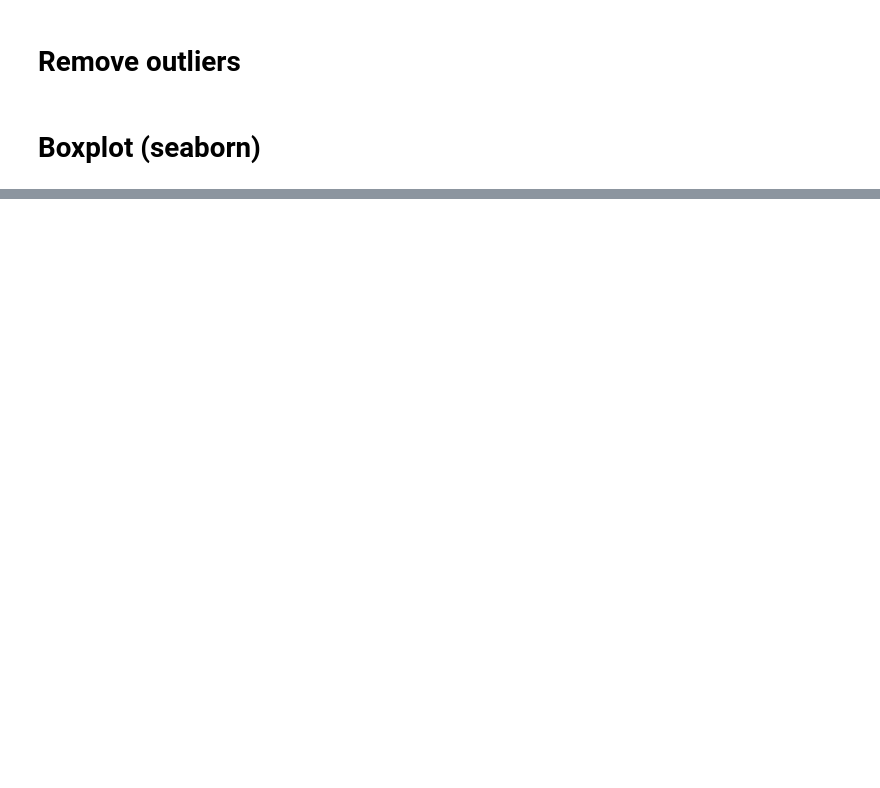
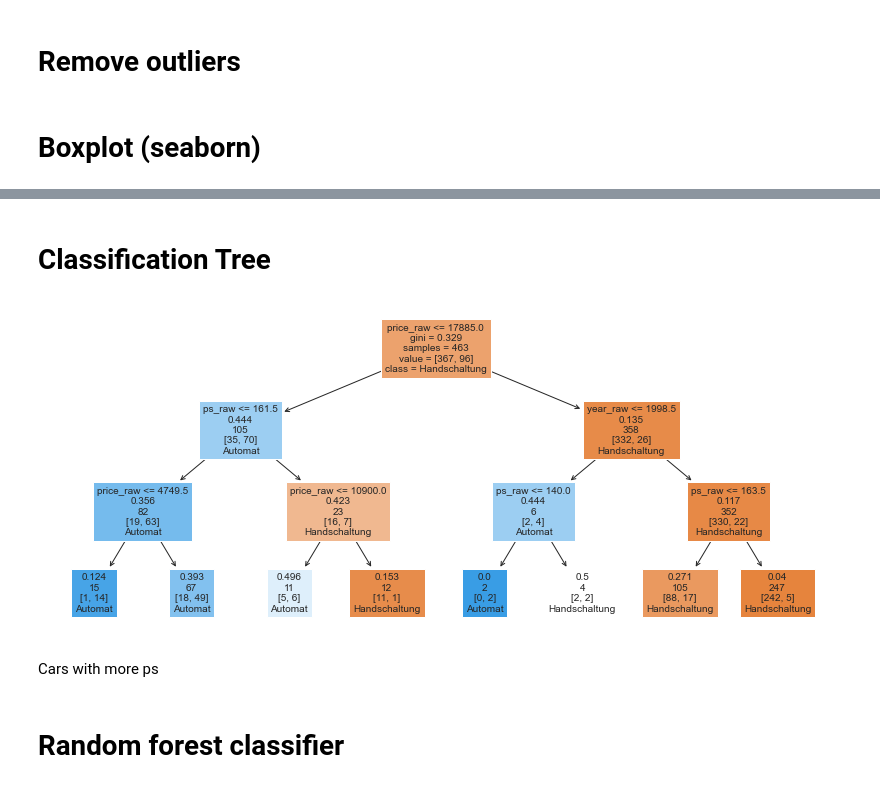
Before and after one commit to AleCecc/DA-SemesterProjekt, a Jupyter notebook: DA-Semesterprojekt.ipynb, the cells around one changed output, grey strips where cells are left out. Cells and saved outputs as stored; diff of their text form; code cells hidden in the pictures; blank space fills up the shorter version.

```diff
--- a/DA-Semesterprojekt.ipynb
+++ b/DA-Semesterprojekt.ipynb
@@ -277,0 +326,4 @@ sns.boxplot(x=df_filtered['price_raw'], color="greenyellow")
+# %%
+df_fuel=df[df["fuel_raw"].str.contains("Hybrid")==False]
+Fuel= pd.get_dummies(df_fuel['fuel_raw'], drop_first=False)
+Fuel[['Benzin', 'Diesel']].head()
@@ -277,0 +337,6 @@ sns.boxplot(x=df_filtered['price_raw'], color="greenyellow")
+# %%
+df_model['fuel_raw']=Fuel['Benzin']
+df_model['gear_raw']=Handschaltung['Handschaltung']
+df_model=df_model.dropna()
+df_model=df_model.astype({'price_raw':'int'})
+print(df_model)
@@ -277,0 +358,14 @@ sns.boxplot(x=df_filtered['price_raw'], color="greenyellow")
+# %%
+X_train, X_test, y_train, y_test = train_test_split(df_model[[ 'price_raw',
+                                                                'fuel_raw',
+                                                                'ps_raw',
+                                                                'year_raw']],
+                                                                df_model['gear_raw'],
+                                                                test_size=0.20,
+                                                                random_state=42)
+print('X_train:')
+print(X_train.head(), '\n')
+
+# Show y_train
+print('y_train:')
+print(y_train.head())
@@ -277,0 +388,11 @@ sns.boxplot(x=df_filtered['price_raw'], color="greenyellow")
+# %%
+# Initialize the classification tree model
+clf = DecisionTreeClassifier(random_state=20,
+                             max_depth=3)
+
+# Train the classification tree model
+clf = clf.fit(X_train, y_train)
+
+# Make model predictions
+y_pred = clf.predict(X_test)
+y_pred
@@ -277,0 +450,17 @@ sns.boxplot(x=df_filtered['price_raw'], color="greenyellow")
+# %% [markdown]
+# Classification Tree
+# %%
+
+fig = plt.figure(figsize=(14,6))
+tree_plot = tree.plot_tree(clf,
+                   feature_names=list(X_train.columns),
+                   class_names=['Handschaltung', 'Automat'],
+                   filled=True,
+                   fontsize=10,
+                   label='root')
+# %% [output]
+[figure, added]
+# %% [markdown]
+Cars with more ps
+# %% [markdown]
+# Random forest classifier
```
Also changed, not shown: parts of 36 cells of this notebook, 1 other file.
